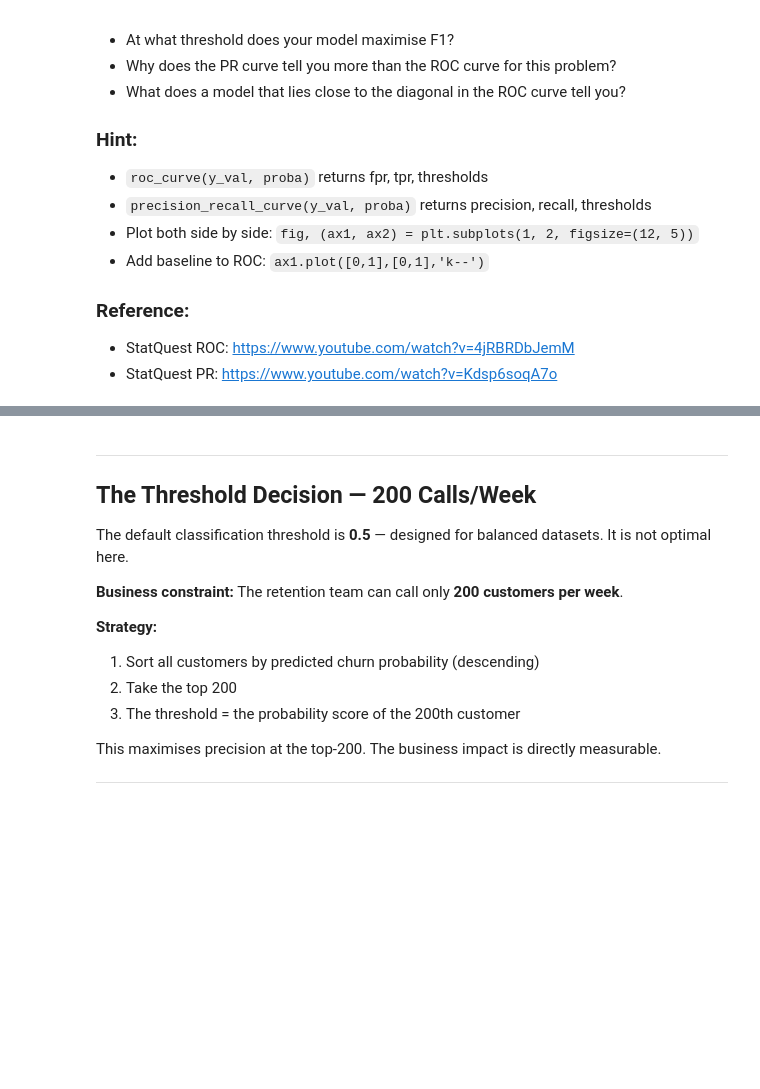
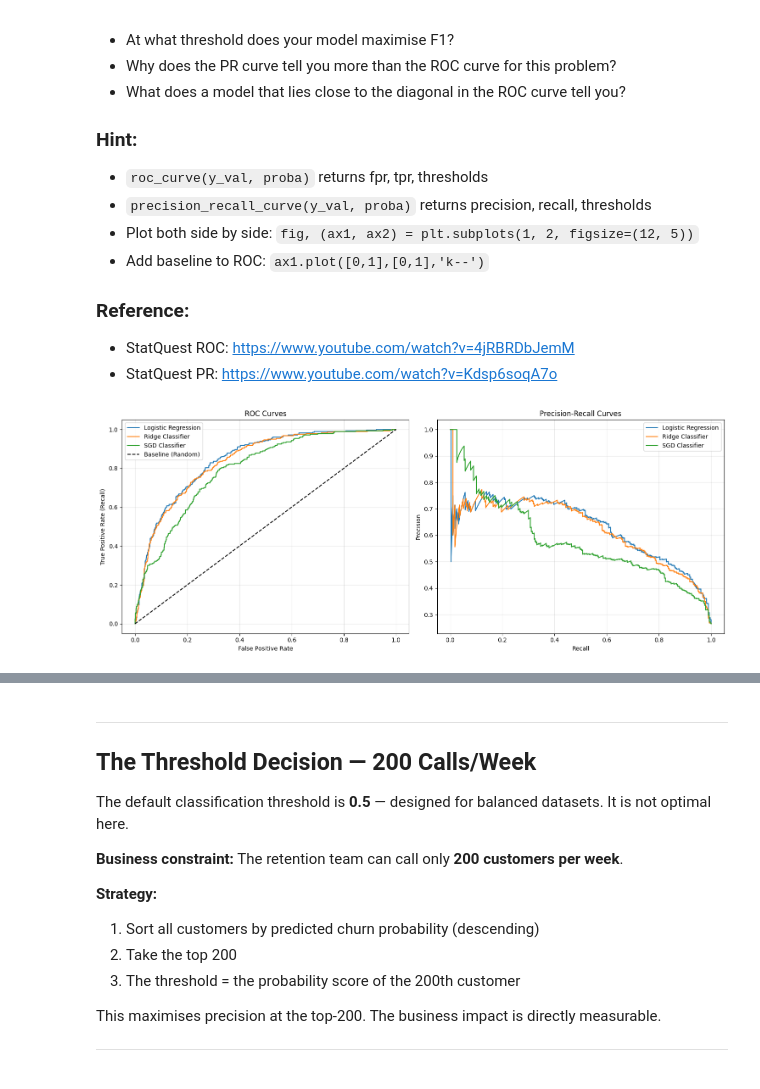
Before and after one commit to AshutoshDhungana/Fusemachine_AiFellowship, a Jupyter notebook: Wk4_Linear_Models/W4_Linear_Models_Assignment.ipynb, the cells around one changed output, grey strips where cells are left out. Saved outputs shown, nothing was run; the diff lists cells and outputs as text; code cells hidden in the pictures; blank space fills up the shorter version.

```diff
--- a/Wk4_Linear_Models/W4_Linear_Models_Assignment.ipynb
+++ b/Wk4_Linear_Models/W4_Linear_Models_Assignment.ipynb
@@ -256,2 +285,2 @@ Write out the ML problem formally using the structure below.
 # %%
-# your code here
+df['Churn'] = df['Churn'].map({'Yes': 1, 'No': 0})
@@ -326,7 +391,9 @@ Preprocessing was covered in Week 1. We keep this block minimal — working code
 - Fitting scaler on full data → data leakage
 - Not stratifying → random split may give a fold with very few churners
 # %%
-# your code here
+# Drop customerID
+df = df.drop('customerID', axis=1)
 # %%
-# your code here
+# One-hot encode all categorical features
+df = pd.get_dummies(df, drop_first=True)
 # %%
@@ -334,3 +423,12 @@ Preprocessing was covered in Week 1. We keep this block minimal — working code
+# %%
+# scaler.fit(X_train) → scaler.transform(X_train), scaler.transform(X_val), scaler.transform(X_test)
+
+scaler = StandardScaler()
+scaler.fit(X_train)
+
+X_train_s = scaler.transform(X_train)
+X_val_s = scaler.transform(X_val)
+X_test_s = scaler.transform(X_test)
 # %% [markdown]
 ---
 
@@ -456,0 +619,39 @@ Plot ROC curves and Precision-Recall curves for your models.
+# %%
+from sklearn.metrics import roc_curve, precision_recall_curve
+
+fig, (ax1, ax2) = plt.subplots(1, 2, figsize=(15, 6))
+
+for name, model in models.items():
+    # Get scores
+    if hasattr(model, 'predict_proba'):
+        scores = model.predict_proba(X_val_s)[:, 1]
+    else:
+        scores = model.decision_function(X_val_s)
+
+    # ROC Curve
+    fpr, tpr, _ = roc_curve(y_val, scores)
+    ax1.plot(fpr, tpr, label=f'{name}')
+
+    # PR Curve
+    precision, recall, _ = precision_recall_curve(y_val, scores)
+    ax2.plot(recall, precision, label=f'{name}')
+
+# Formatting ROC Plot
+ax1.plot([0, 1], [0, 1], 'k--', label='Baseline (Random)')
+ax1.set_title('ROC Curves')
+ax1.set_xlabel('False Positive Rate')
+ax1.set_ylabel('True Positive Rate (Recall)')
+ax1.legend()
+ax1.grid(True, alpha=0.3)
+
+# Formatting PR Plot
+ax2.set_title('Precision-Recall Curves')
+ax2.set_xlabel('Recall')
+ax2.set_ylabel('Precision')
+ax2.legend()
+ax2.grid(True, alpha=0.3)
+
+plt.tight_layout()
+plt.show()
+# %% [output]
+[figure, added]
```
Also changed, not shown: parts of 80 cells of this notebook.
